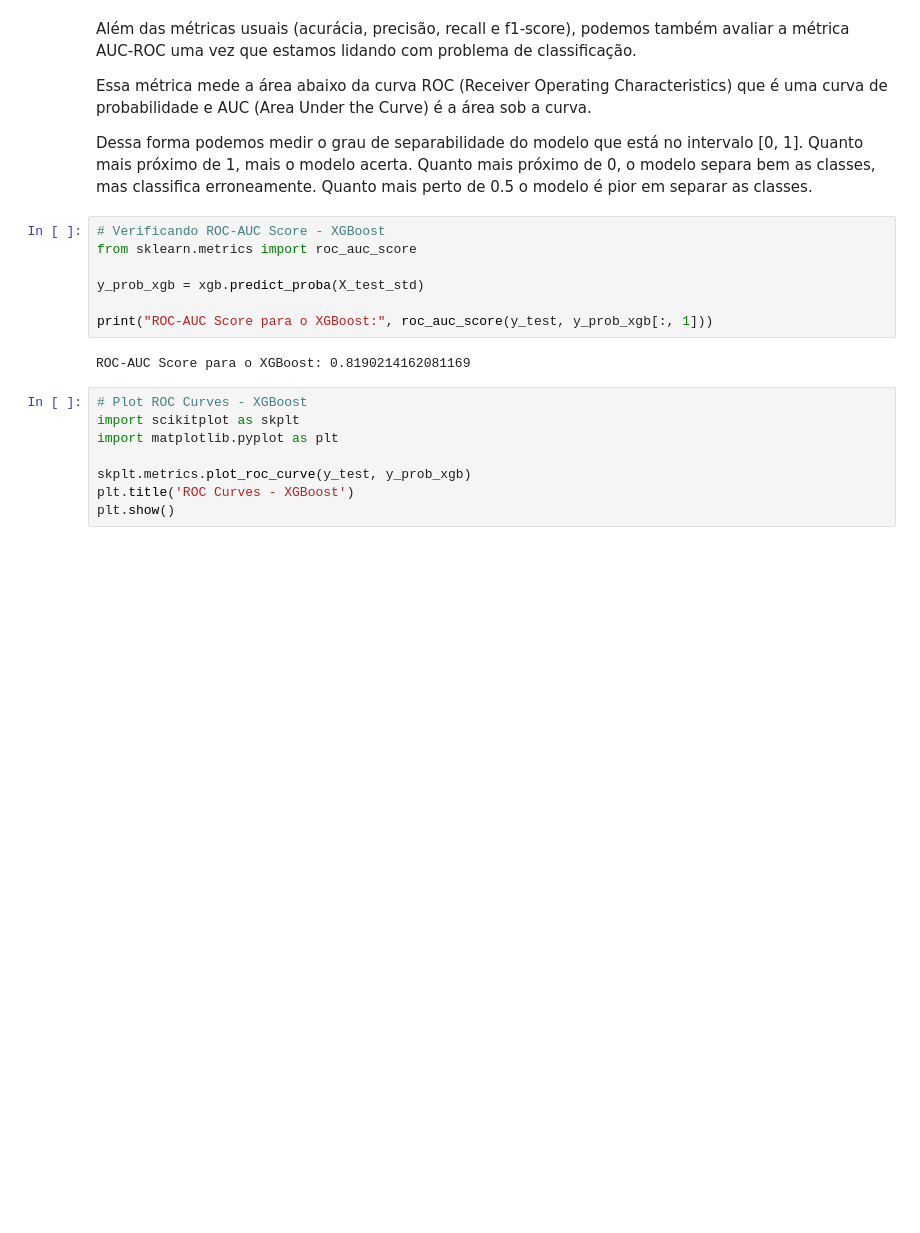
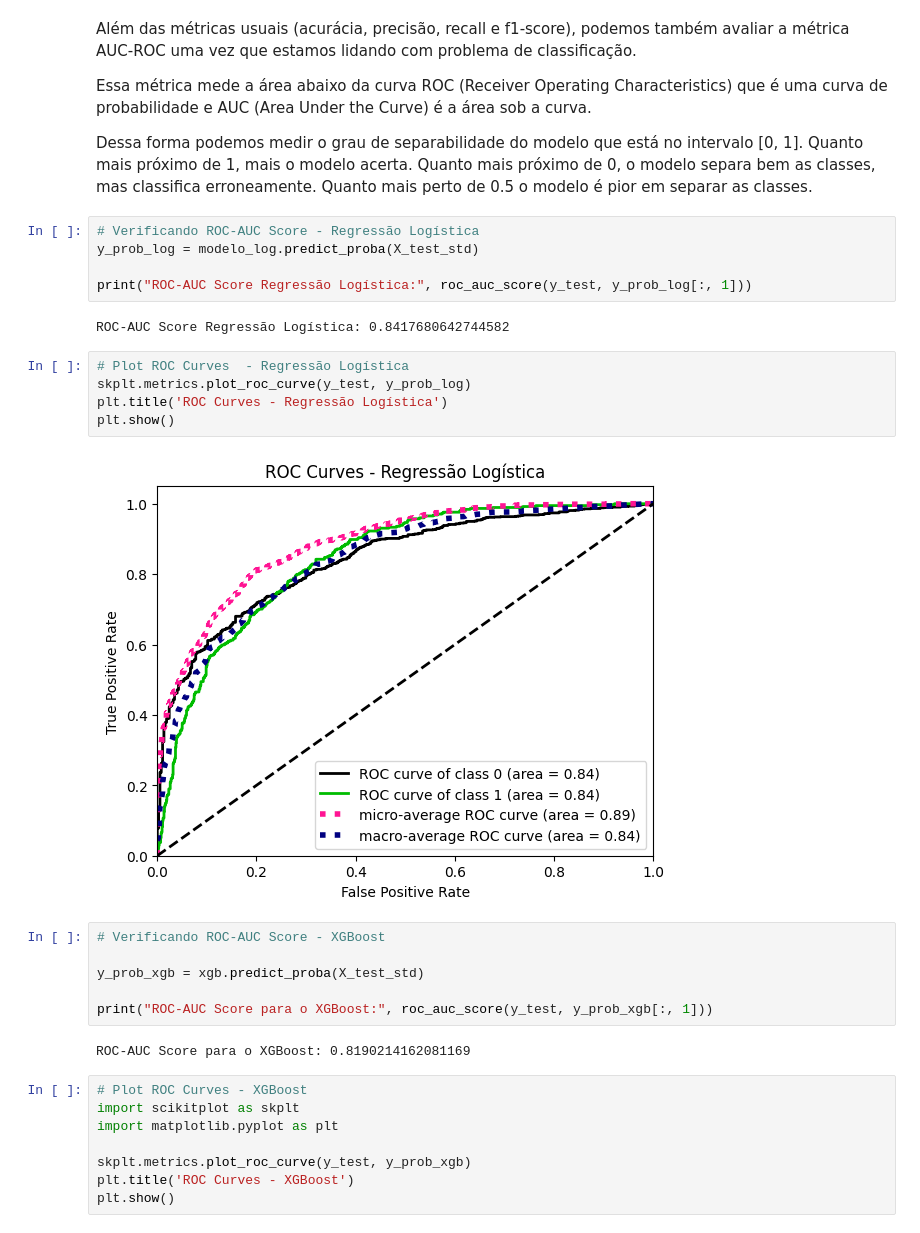
Before and after one commit to KarenAlmeida23/vendasML, a Jupyter notebook: Churn_Telco.ipynb, the cells around one changed output. Saved outputs shown, nothing was run; the diff lists cells and outputs as text; blank space fills up the shorter version.

```diff
--- a/Churn_Telco.ipynb
+++ b/Churn_Telco.ipynb
@@ -554,9 +643,22 @@ Além das métricas usuais (acurácia, precisão, recall e f1-score), podemos ta
 Essa métrica mede a área abaixo da curva ROC (Receiver Operating Characteristics) que é uma curva de probabilidade e AUC (Area Under the Curve) é a área sob a curva.
 
 Dessa forma podemos medir o grau de separabilidade do modelo que está no intervalo [0, 1]. Quanto mais próximo de 1, mais o modelo acerta. Quanto mais próximo de 0, o modelo separa bem as classes, mas classifica erroneamente. Quanto mais perto de 0.5 o modelo é pior em separar as classes.
+# %%
+# Verificando ROC-AUC Score - Regressão Logística
+y_prob_log = modelo_log.predict_proba(X_test_std)
+
+print("ROC-AUC Score Regressão Logística:", roc_auc_score(y_test, y_prob_log[:, 1]))
+# %% [output]
+ROC-AUC Score Regressão Logística: 0.8417680642744582
+# %%
+# Plot ROC Curves  - Regressão Logística
+skplt.metrics.plot_roc_curve(y_test, y_prob_log)
+plt.title('ROC Curves - Regressão Logística')
+plt.show()
+# %% [output]
+[figure, added]
 # %%
 # Verificando ROC-AUC Score - XGBoost
-from sklearn.metrics import roc_auc_score
 
 y_prob_xgb = xgb.predict_proba(X_test_std)
 
```
Also changed, not shown: parts of 60 cells of this notebook.
